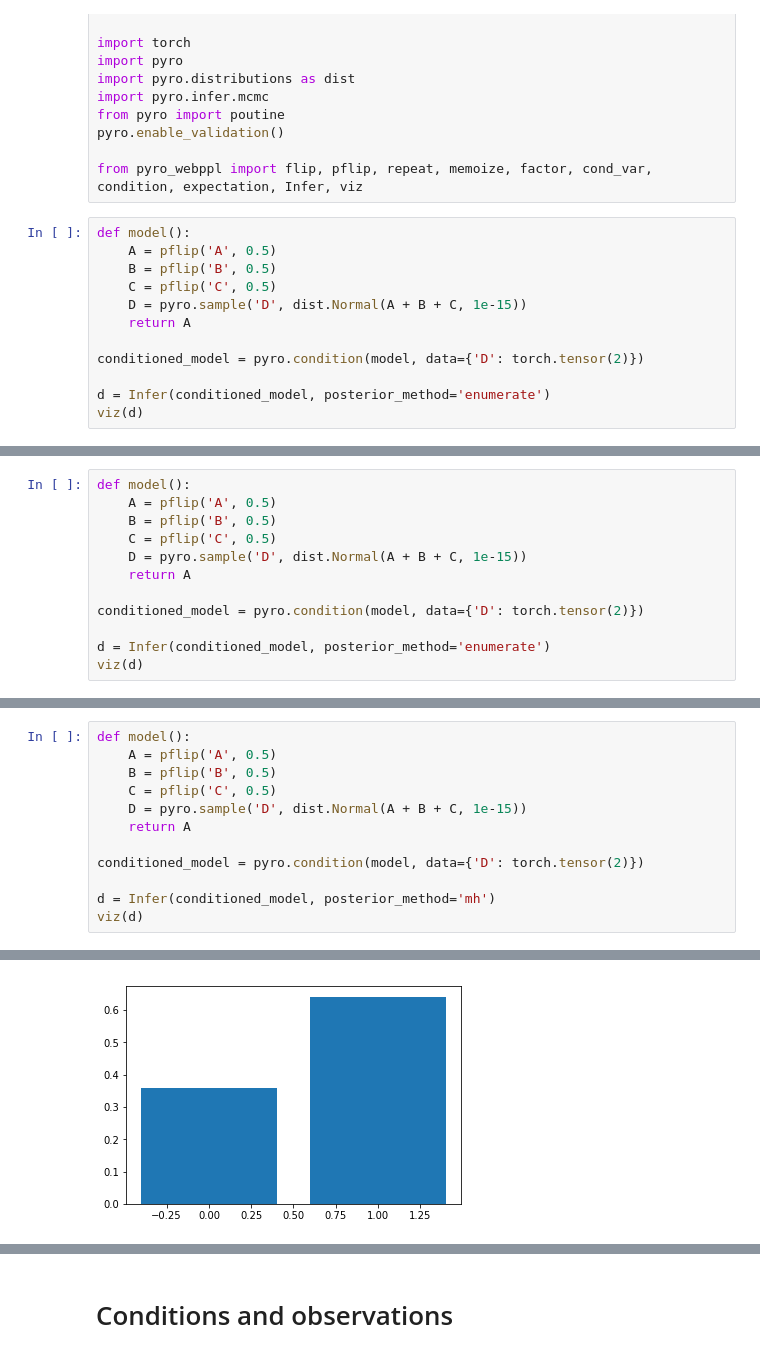
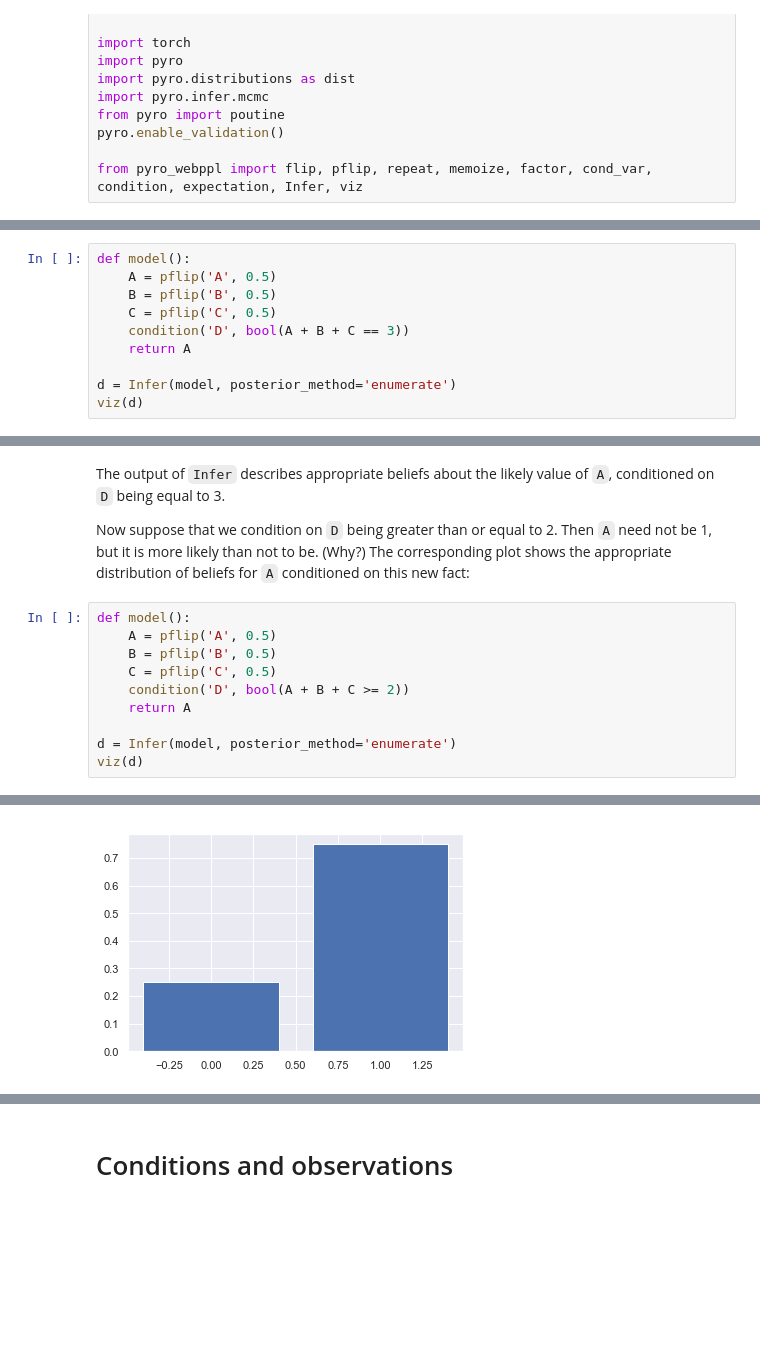
Before and after one commit to ebigelow/probmods-pyro, a Jupyter notebook: chapters/Chapter 3 - Conditioning.ipynb, the cells around one changed output, grey strips where cells are left out. Cells and saved outputs as stored; diff of their text form; blank space fills up the shorter version.

```diff
--- a/chapters/Chapter 3 - Conditioning.ipynb
+++ b/chapters/Chapter 3 - Conditioning.ipynb
@@ -11,15 +11,3 @@ from pyro import poutine
 pyro.enable_validation()
 
 from pyro_webppl import flip, pflip, repeat, memoize, factor, cond_var, condition, expectation, Infer, viz
-# %%
-def model():
-    A = pflip('A', 0.5)
-    B = pflip('B', 0.5)
-    C = pflip('C', 0.5)
-    D = pyro.sample('D', dist.Normal(A + B + C, 1e-15))
-    return A
-
-conditioned_model = pyro.condition(model, data={'D': torch.tensor(2)})
-
-d = Infer(conditioned_model, posterior_method='enumerate')
-viz(d)
@@ -45,11 +55,9 @@ def model():
     A = pflip('A', 0.5)
     B = pflip('B', 0.5)
     C = pflip('C', 0.5)
-    D = pyro.sample('D', dist.Normal(A + B + C, 1e-15))
+    condition('D', bool(A + B + C == 3))
     return A
 
-conditioned_model = pyro.condition(model, data={'D': torch.tensor(2)})
-
-d = Infer(conditioned_model, posterior_method='enumerate')
+d = Infer(model, posterior_method='enumerate')
 viz(d)
 # %% [output]
@@ -57,13 +66,16 @@ viz(d)
+# %% [markdown]
+
+The output of `Infer` describes appropriate beliefs about the likely value of `A`, conditioned on `D` being equal to 3.
+
+Now suppose that we condition on `D` being greater than or equal to 2.  Then `A` need not be 1, but it is more likely than not to be. (Why?) The corresponding plot shows the appropriate distribution of beliefs for `A` conditioned on this new fact:
 # %%
 def model():
     A = pflip('A', 0.5)
     B = pflip('B', 0.5)
     C = pflip('C', 0.5)
-    D = pyro.sample('D', dist.Normal(A + B + C, 1e-15))
+    condition('D', bool(A + B + C >= 2))
     return A
 
-conditioned_model = pyro.condition(model, data={'D': torch.tensor(2)})
-
-d = Infer(conditioned_model, posterior_method='mh')
+d = Infer(model, posterior_method='enumerate')
 viz(d)
 # %% [output]
@@ -70 +83 @@ viz(d)
-[figure, old version]
+[figure, new version]
```
Also changed, not shown: parts of 71 cells of this notebook.
